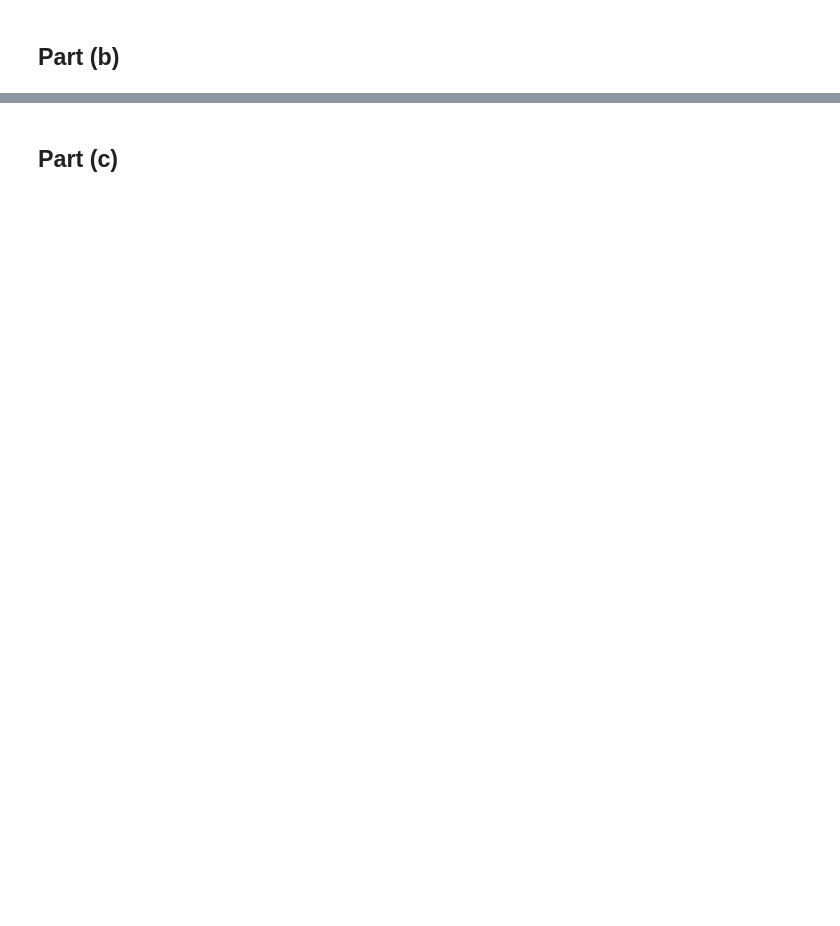
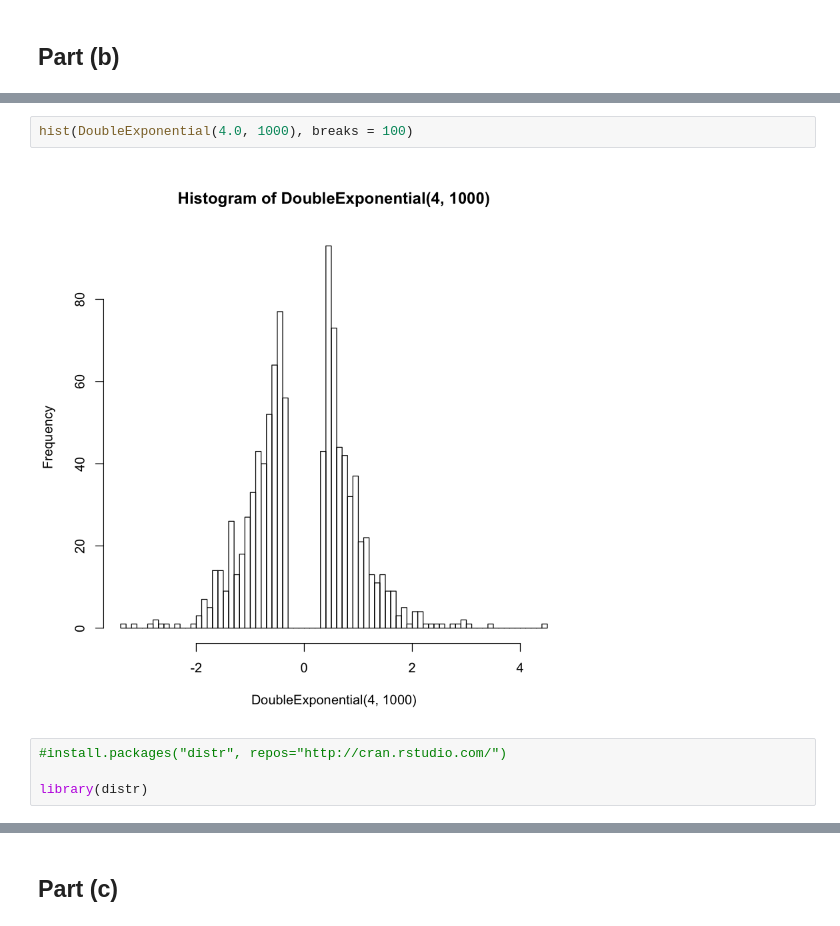
Before and after one commit to franklinmarsh/computational_statistics, a Jupyter notebook: hw2.ipynb, the cells around one changed output, grey strips where cells are left out. Drawn from its saved outputs; the diff is of its cells as text; blank space fills up the shorter version.

```diff
--- a/hw2.ipynb
+++ b/hw2.ipynb
@@ -31,0 +88,8 @@ RecursiveBinomial <- (n,k) {
+# %%
+hist(DoubleExponential(4.0, 1000), breaks = 100)
+# %% [output]
+[figure, added]
+# %%
+#install.packages("distr", repos="http://cran.rstudio.com/")
+
+library(distr)
```
Also changed, not shown: parts of 27 cells of this notebook.
